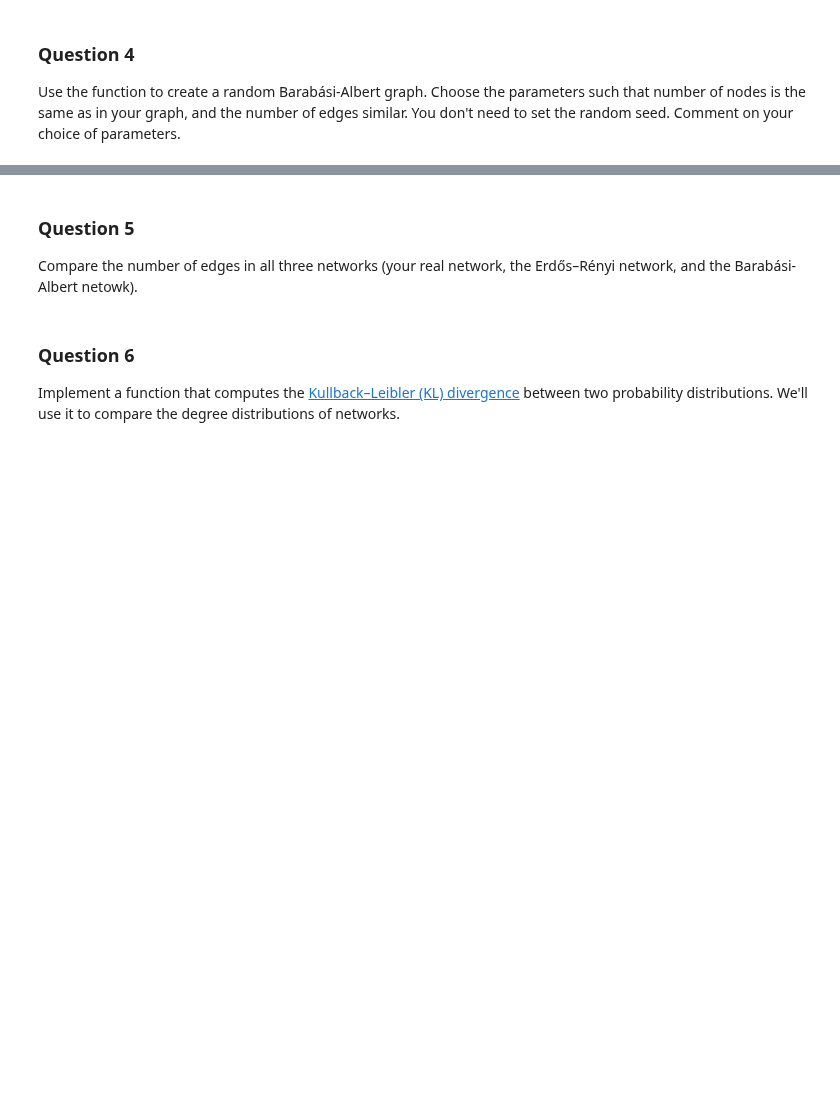
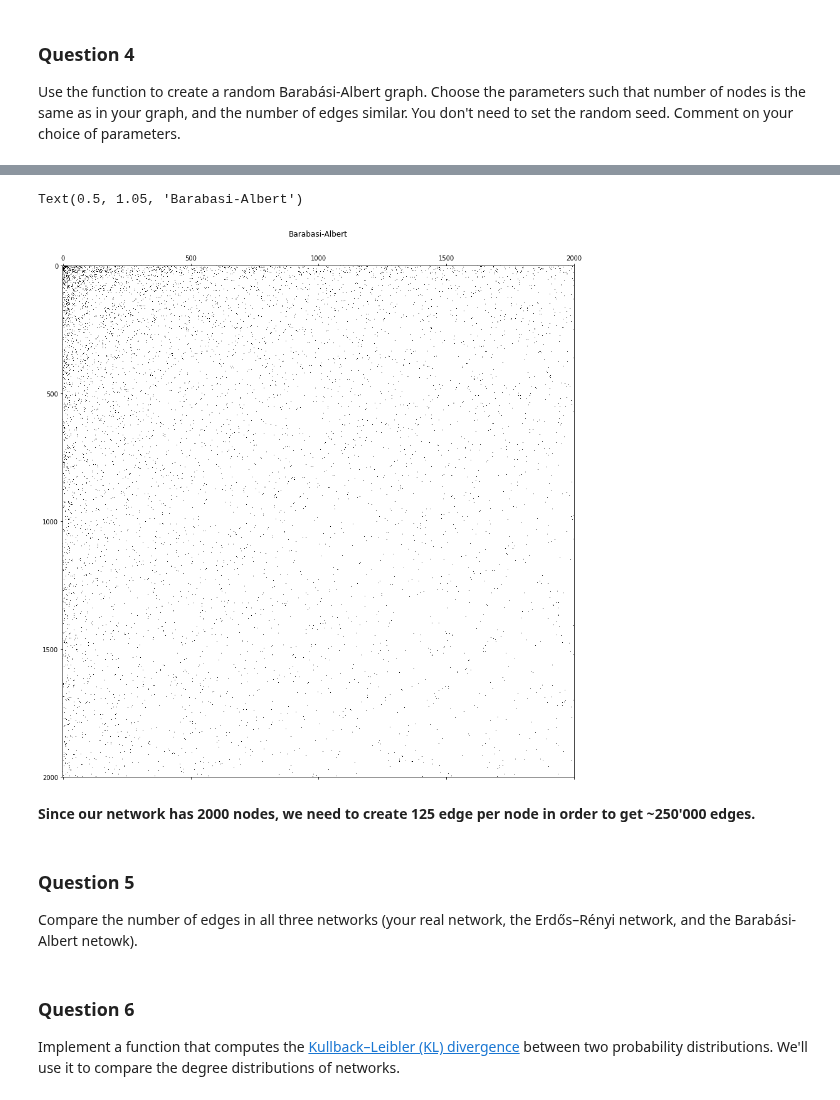
Before and after one commit to TTimTT/NTDS_Project, a Jupyter notebook: milestones_2/joachim_network_models.ipynb, the cells around one changed output, grey strips where cells are left out. Drawn from its saved outputs; the diff is of its cells as text; code cells hidden in the pictures; blank space fills up the shorter version.

```diff
--- a/milestones_2/joachim_network_models.ipynb
+++ b/milestones_2/joachim_network_models.ipynb
@@ -171,0 +204,4 @@ Use the function to create a random Barabási-Albert graph. Choose the parameter
+# %%
+ba = barabasi_albert(2000, 10)
+n_edges_ba =  (sum(sum(ba)))/2 # the number of edges in the network
+print('real network edges:',n_edges,'\nBarabasi-Albert edges:',n_edges_ba)
@@ -172,3 +226,12 @@ Use the function to create a random Barabási-Albert graph. Choose the parameter
+# %%
+plt.figure(figsize=(15, 15))
+plt.spy(ba)
+plt.title('Barabasi-Albert')
+# %% [output]
+Text(0.5, 1.05, 'Barabasi-Albert')
+[figure, added]
+# %% [markdown]
+**Since our network has 2000 nodes, we need to create 125 edge per node in order to get ~250'000 edges.**
 # %% [markdown]
 ### Question 5
 
```
Also changed, not shown: parts of 21 cells of this notebook.
